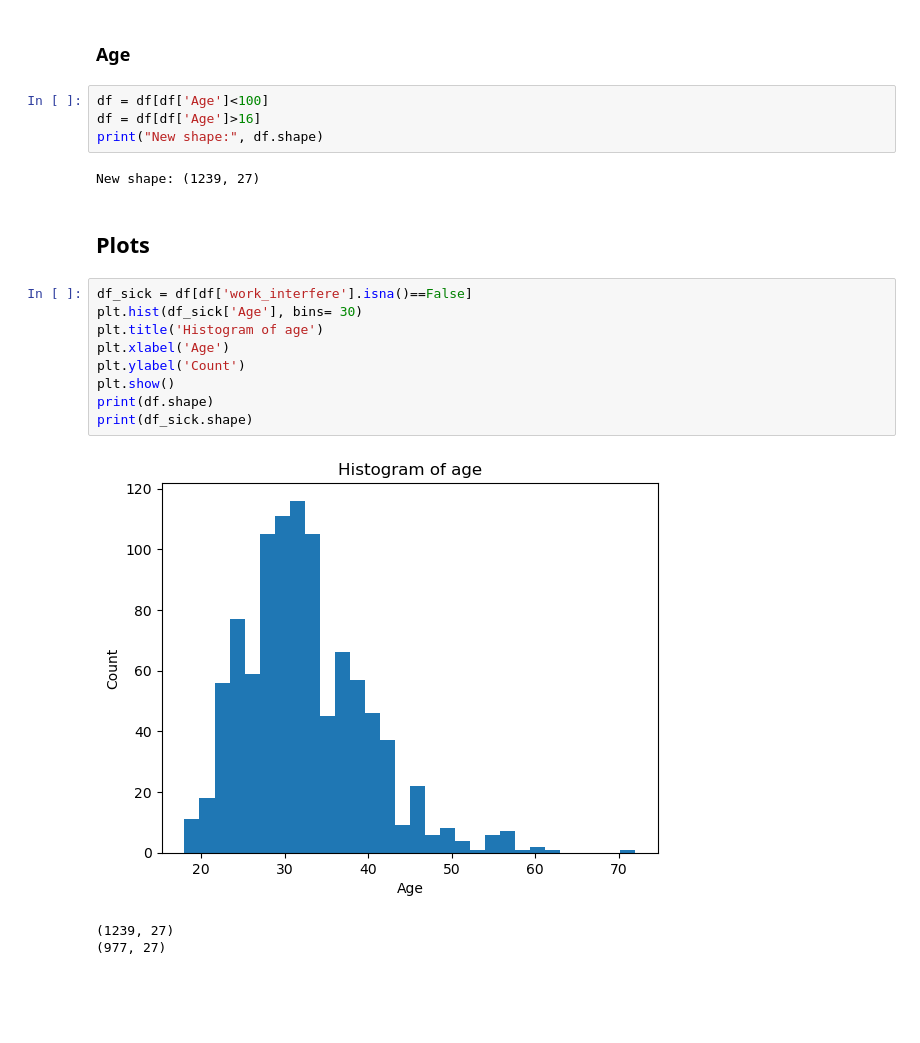
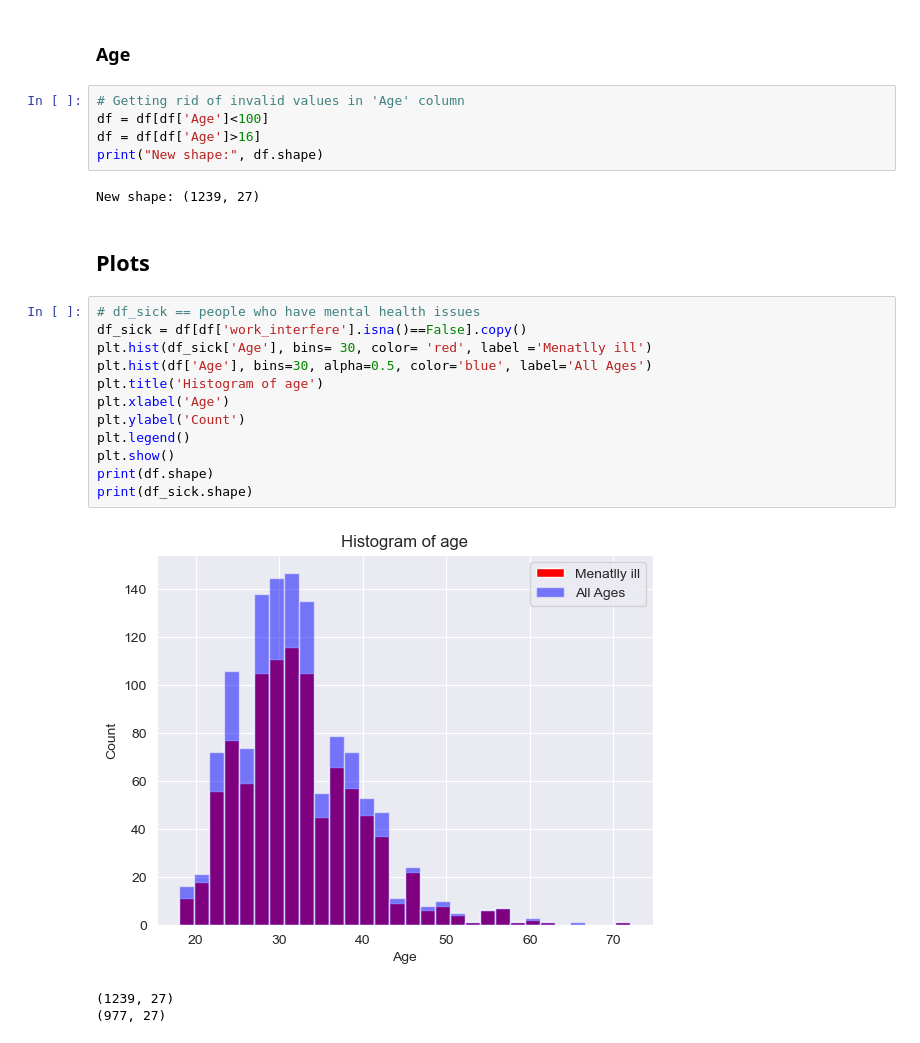
Before and after one commit to Axan18/Introduction-to-data-analytics, a Jupyter notebook: Assignment1Adv/as3.ipynb, the cells around one changed output. Drawn from its saved outputs; the diff is of its cells as text; blank space fills up the shorter version.

```diff
--- a/Assignment1Adv/as3.ipynb
+++ b/Assignment1Adv/as3.ipynb
@@ -42,6 +43,7 @@ New shape: (1244, 27)
 # %% [markdown]
 ### Age
 # %%
+# Getting rid of invalid values in 'Age' column
 df = df[df['Age']<100]
 df = df[df['Age']>16]
 print("New shape:", df.shape)
@@ -50,16 +52,19 @@ New shape: (1239, 27)
 # %% [markdown]
 ## Plots
 # %%
-df_sick = df[df['work_interfere'].isna()==False]
-plt.hist(df_sick['Age'], bins= 30)
+# df_sick == people who have mental health issues
+df_sick = df[df['work_interfere'].isna()==False].copy()
+plt.hist(df_sick['Age'], bins= 30, color= 'red', label ='Menatlly ill')
+plt.hist(df['Age'], bins=30, alpha=0.5, color='blue', label='All Ages')
 plt.title('Histogram of age')
 plt.xlabel('Age')
 plt.ylabel('Count')
+plt.legend()
 plt.show()
 print(df.shape)
 print(df_sick.shape)
 # %% [output]
-[figure, old version]
+[figure, new version]
 (1239, 27)
 (977, 27)
 # %%
```
Also changed, not shown: parts of 13 cells of this notebook, 19 other files.
